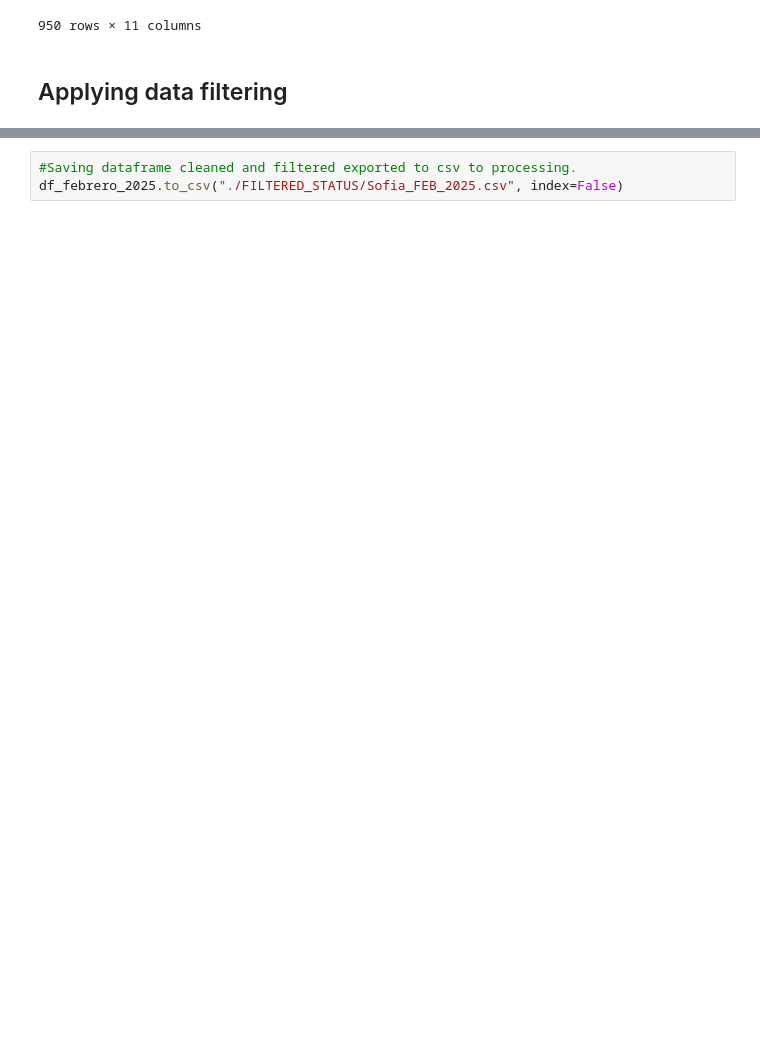
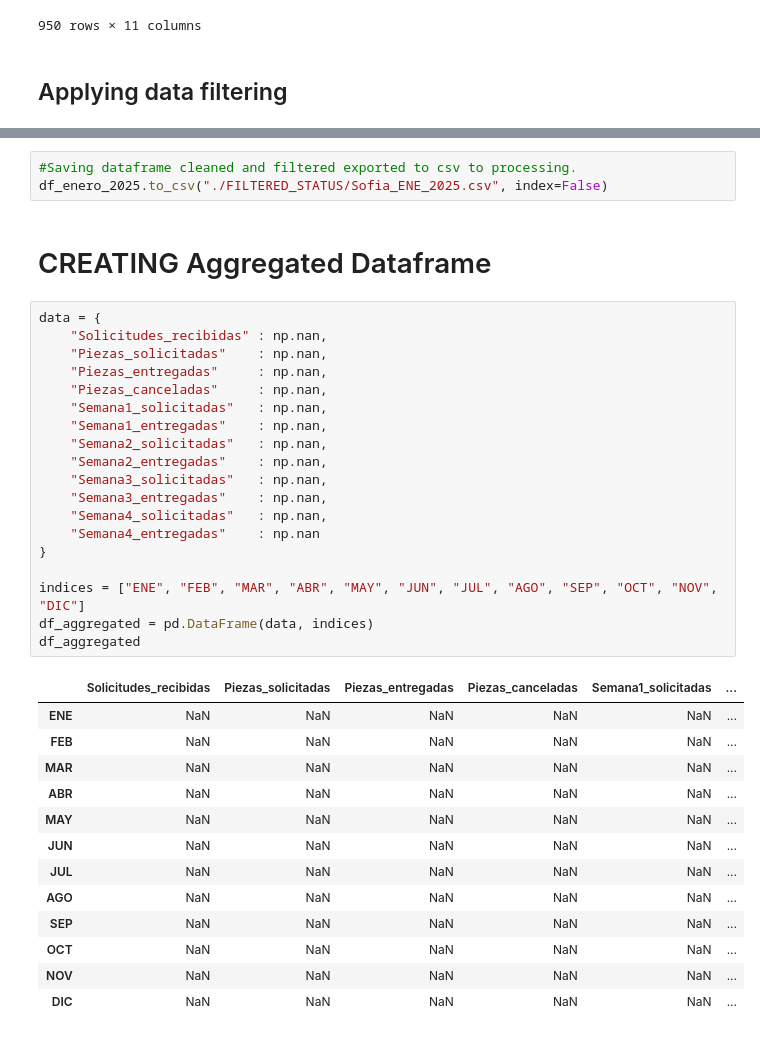
Before and after one commit to imSaka/report_creator, a Jupyter notebook: REPORTES.ipynb, the cells around one changed output, grey strips where cells are left out. Saved outputs shown, nothing was run; the diff lists cells and outputs as text; blank space fills up the shorter version.

```diff
--- a/REPORTES.ipynb
+++ b/REPORTES.ipynb
@@ -139,3 +139,38 @@ df_febrero_2025
 # %%
 #Saving dataframe cleaned and filtered exported to csv to processing.
-df_febrero_2025.to_csv("./FILTERED_STATUS/Sofia_FEB_2025.csv", index=False)
+df_enero_2025.to_csv("./FILTERED_STATUS/Sofia_ENE_2025.csv", index=False)
+# %% [markdown]
+# CREATING Aggregated Dataframe
+# %%
+data = {
+    "Solicitudes_recibidas" : np.nan,
+    "Piezas_solicitadas"    : np.nan,
+    "Piezas_entregadas"     : np.nan,
+    "Piezas_canceladas"     : np.nan,
+    "Semana1_solicitadas"   : np.nan,
+    "Semana1_entregadas"    : np.nan,
+    "Semana2_solicitadas"   : np.nan,
+    "Semana2_entregadas"    : np.nan,
+    "Semana3_solicitadas"   : np.nan,
+    "Semana3_entregadas"    : np.nan,
+    "Semana4_solicitadas"   : np.nan,
+    "Semana4_entregadas"    : np.nan
+}
+
+indices = ["ENE", "FEB", "MAR", "ABR", "MAY", "JUN", "JUL", "AGO", "SEP", "OCT", "NOV", "DIC"]
+df_aggregated = pd.DataFrame(data, indices)
+df_aggregated
+# %% [output]
+|  | Solicitudes_recibidas | Piezas_solicitadas | Piezas_entregadas | Piezas_canceladas | Semana1_solicitadas | ... |
+| ENE | NaN | NaN | NaN | NaN | NaN | ... |
+| FEB | NaN | NaN | NaN | NaN | NaN | ... |
+| MAR | NaN | NaN | NaN | NaN | NaN | ... |
+| ABR | NaN | NaN | NaN | NaN | NaN | ... |
+| MAY | NaN | NaN | NaN | NaN | NaN | ... |
+| JUN | NaN | NaN | NaN | NaN | NaN | ... |
+| JUL | NaN | NaN | NaN | NaN | NaN | ... |
+| AGO | NaN | NaN | NaN | NaN | NaN | ... |
+| SEP | NaN | NaN | NaN | NaN | NaN | ... |
+| OCT | NaN | NaN | NaN | NaN | NaN | ... |
+| NOV | NaN | NaN | NaN | NaN | NaN | ... |
+| DIC | NaN | NaN | NaN | NaN | NaN | ... |
```
Also changed, not shown: parts of 5 cells of this notebook, 3 other files.
